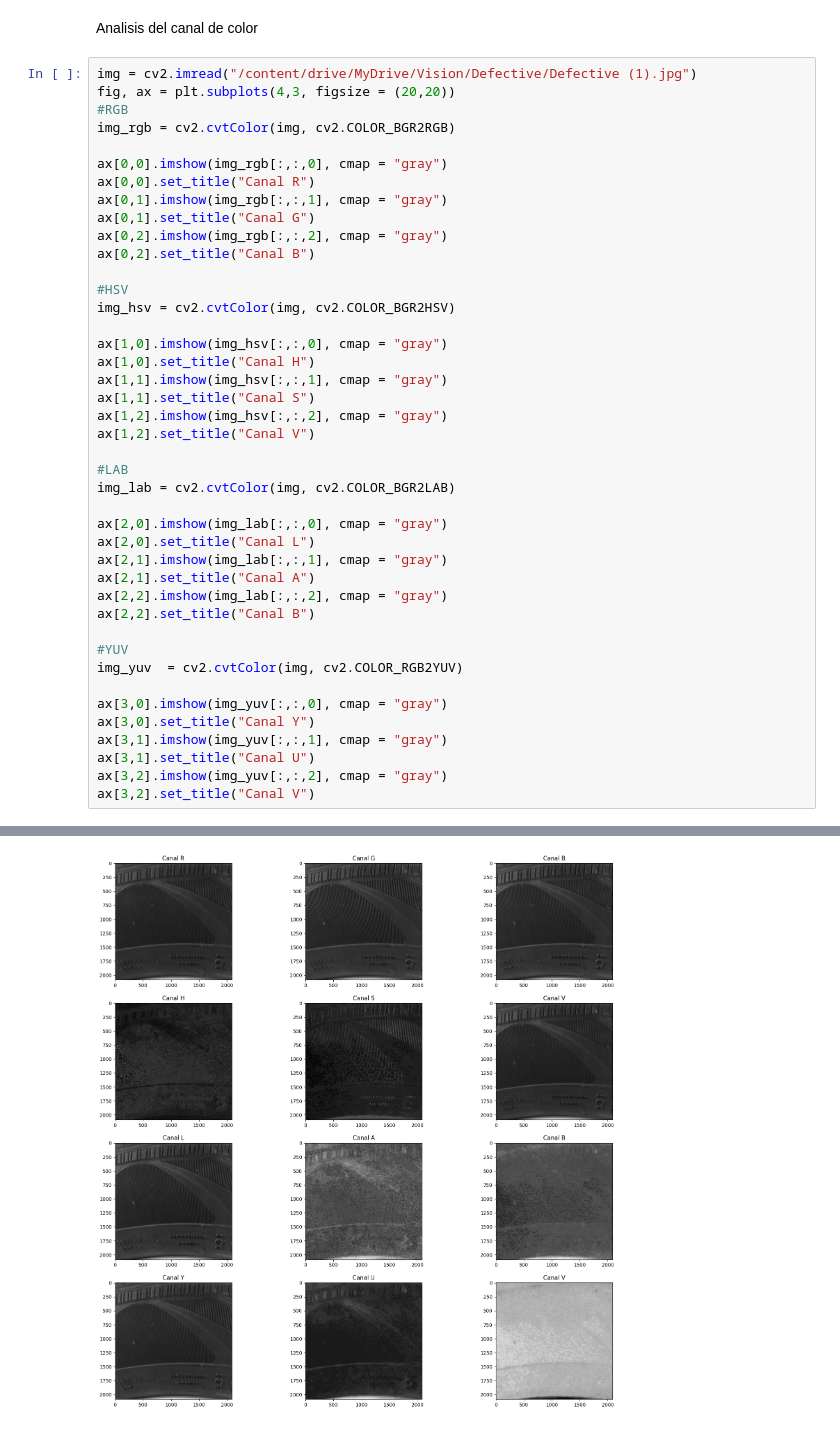
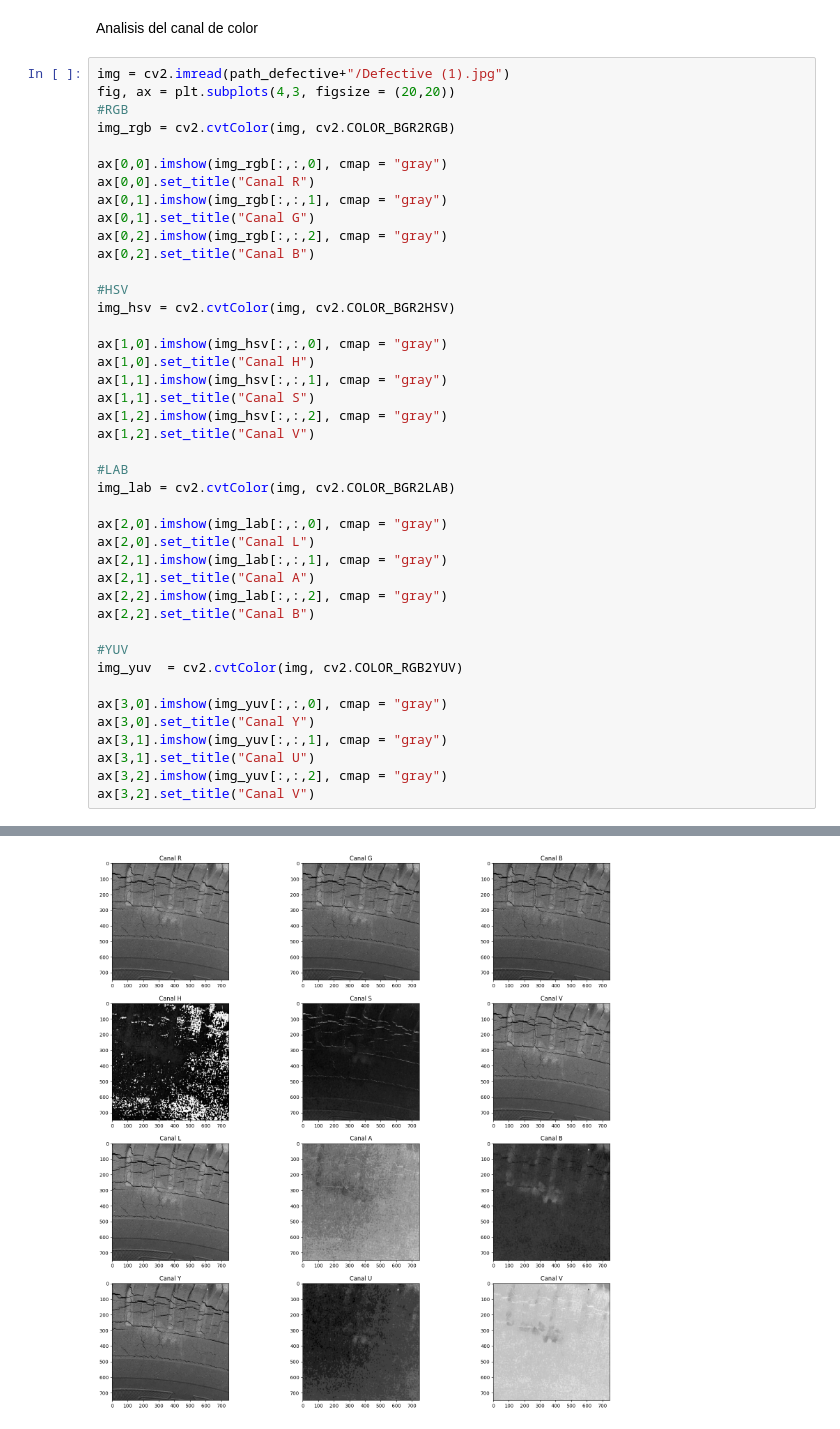
Before and after one commit to caroAM22/Tire_quality_detection, a Jupyter notebook: Trabajo_vision_artificial.ipynb, the cells around one changed output, grey strips where cells are left out. Saved outputs shown, nothing was run; the diff lists cells and outputs as text.

Commit message:
Integración con Google Drive

```diff
--- a/Trabajo_vision_artificial.ipynb
+++ b/Trabajo_vision_artificial.ipynb
@@ -68,7 +66,7 @@ KeyboardInterrupt: ignored
 # %% [markdown]
 Analisis del canal de color
 # %%
-img = cv2.imread("/content/drive/MyDrive/Vision/Defective/Defective (1).jpg")
+img = cv2.imread(path_defective+"/Defective (1).jpg")
 fig, ax = plt.subplots(4,3, figsize = (20,20))
 #RGB
 img_rgb = cv2.cvtColor(img, cv2.COLOR_BGR2RGB)
@@ -84,31 +82,31 @@ ax[0,2].set_title("Canal B")
 img_hsv = cv2.cvtColor(img, cv2.COLOR_BGR2HSV)
 
 ax[1,0].imshow(img_hsv[:,:,0], cmap = "gray")
 ax[1,0].set_title("Canal H")
 ax[1,1].imshow(img_hsv[:,:,1], cmap = "gray")
 ax[1,1].set_title("Canal S")
 ax[1,2].imshow(img_hsv[:,:,2], cmap = "gray")
 ax[1,2].set_title("Canal V")
 
 #LAB
 img_lab = cv2.cvtColor(img, cv2.COLOR_BGR2LAB)
 
 ax[2,0].imshow(img_lab[:,:,0], cmap = "gray")
 ax[2,0].set_title("Canal L")
 ax[2,1].imshow(img_lab[:,:,1], cmap = "gray")
 ax[2,1].set_title("Canal A")
 ax[2,2].imshow(img_lab[:,:,2], cmap = "gray")
 ax[2,2].set_title("Canal B")
 
 #YUV
 img_yuv  = cv2.cvtColor(img, cv2.COLOR_RGB2YUV)
 
 ax[3,0].imshow(img_yuv[:,:,0], cmap = "gray")
 ax[3,0].set_title("Canal Y")
 ax[3,1].imshow(img_yuv[:,:,1], cmap = "gray")
 ax[3,1].set_title("Canal U")
 ax[3,2].imshow(img_yuv[:,:,2], cmap = "gray")
 ax[3,2].set_title("Canal V")
 # %% [output]
 Text(0.5, 1.0, 'Canal V')
-[figure, old version]
+[figure, new version]
```
Also changed, not shown: parts of 1 cell of this notebook.
